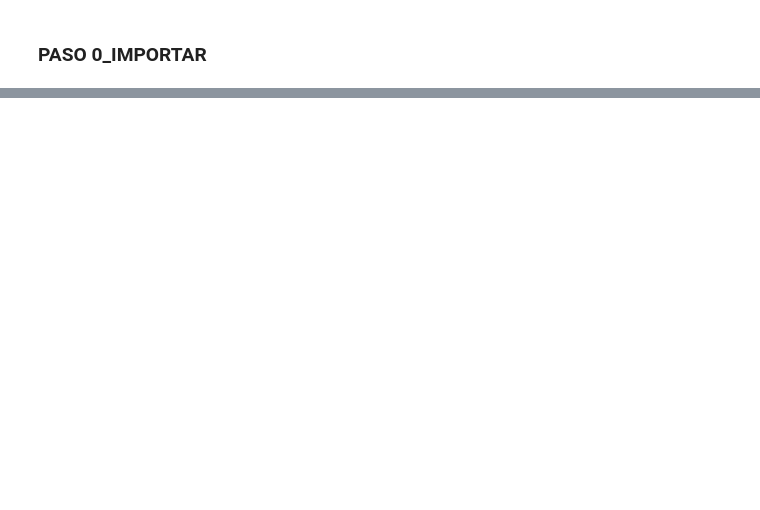
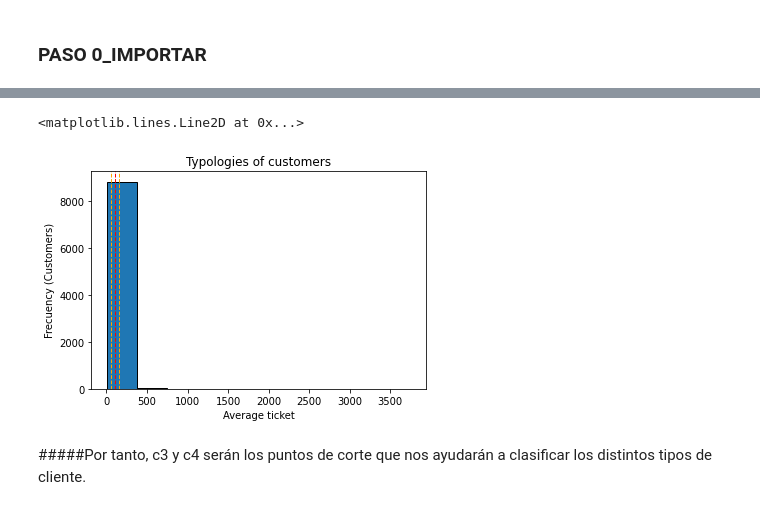
Before and after one commit to jabrio/EDEM_Exercises_Statistics_Python, a Jupyter notebook: PEP_Grupo01.ipynb, the cells around one changed output, grey strips where cells are left out. Cells and saved outputs as stored; diff of their text form; code cells hidden in the pictures; blank space fills up the shorter version.

```diff
--- a/PEP_Grupo01.ipynb
+++ b/PEP_Grupo01.ipynb
@@ -29,0 +221,34 @@ SyntaxError: ignored
+# %%
+A=df.groupby(["Spending"]).size()
+plt.hist(A,edgecolor="Black")
+plt.title("Typologies of customers")
+plt.xlabel("Average ticket")
+plt.ylabel("Frecuency (Customers)")
+M1=df.Spending.mean()
+S1=df.Spending.std()
+
+c3=M1-S1
+c4=M1+S1
+
+plt.axvline(x=M1,
+            linewidth=1,
+            linestyle="dashed",
+            Color="red",
+            label="Mean")
+
+plt.axvline(x=c3,
+            linewidth=1,
+            linestyle="dashed",
+            Color="Orange",
+            label="SD")
+
+plt.axvline(x=c4,
+            linewidth=1,
+            linestyle="dashed",
+            Color="Orange",
+            label="SD")
+# %% [output]
+<matplotlib.lines.Line2D at 0x...>
+[figure, added]
+# %% [markdown]
+#####Por tanto, c3 y c4 serán los puntos de corte que nos ayudarán a clasificar los distintos tipos de cliente.
```
Also changed, not shown: parts of 48 cells of this notebook.
